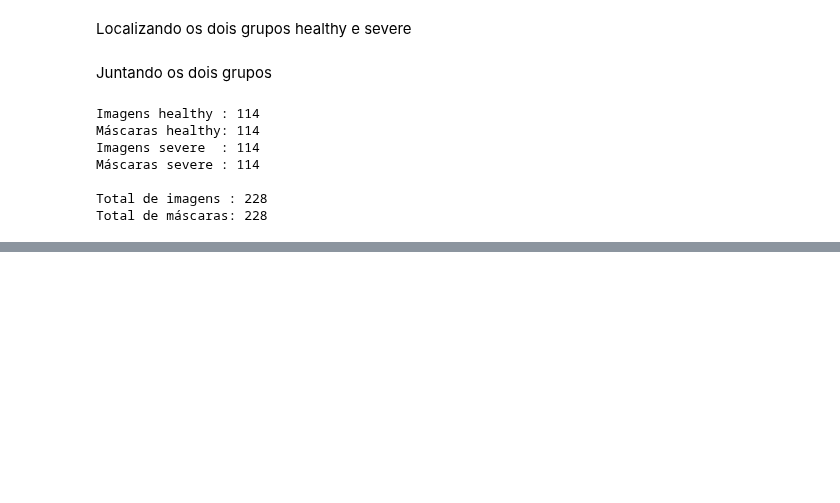
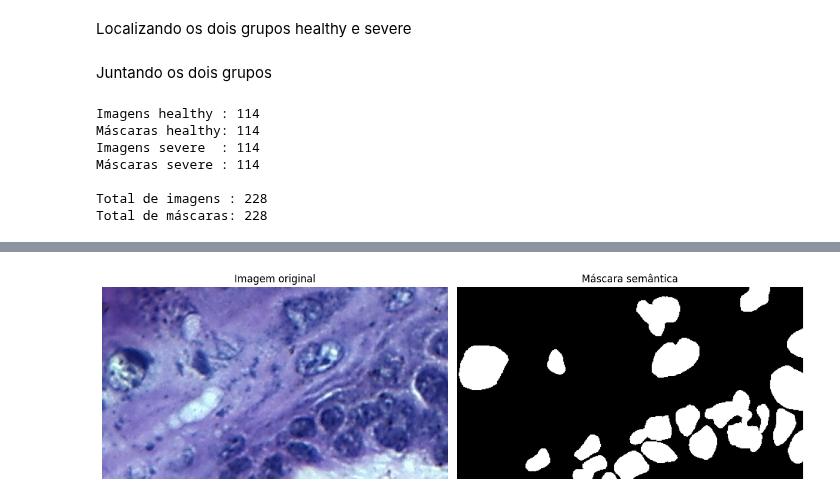
Before and after one commit to Guilherme0202PM/TreinamentoDados, a Jupyter notebook: Semana19/We_19_Implementation_FCN.ipynb, the cells around one changed output, grey strips where cells are left out. Drawn from its saved outputs; the diff is of its cells as text; code cells hidden in the pictures; blank space fills up the shorter version.

Commit message:
Mask and Image

```diff
--- a/Semana19/We_19_Implementation_FCN.ipynb
+++ b/Semana19/We_19_Implementation_FCN.ipynb
@@ -100,0 +123,18 @@ Total de máscaras: 228
+# %%
+indice = 0
+
+imagem = cv2.imread(image_paths[indice])
+imagem = cv2.cvtColor(imagem, cv2.COLOR_BGR2RGB)
+
+mascara = cv2.imread(mask_paths[indice], cv2.IMREAD_GRAYSCALE)
+
+print("Caminho da imagem:", image_paths[indice])
+print("Caminho da máscara:", mask_paths[indice])
+
+print("\nFormato da imagem :", imagem.shape)
+print("Formato da máscara:", mascara.shape)
+
+print("Tipo da imagem :", imagem.dtype)
+print("Tipo da máscara:", mascara.dtype)
+
+print("Valores presentes na máscara:", np.unique(mascara))
@@ -100,0 +150,17 @@ Total de máscaras: 228
+# %%
+plt.figure(figsize=(12, 5))
+
+plt.subplot(1, 2, 1)
+plt.imshow(imagem)
+plt.title("Imagem original")
+plt.axis("off")
+
+plt.subplot(1, 2, 2)
+plt.imshow(mascara, cmap="gray")
+plt.title("Máscara semântica")
+plt.axis("off")
+
+plt.tight_layout()
+plt.show()
+# %% [output]
+[figure, added]
```
Also changed, not shown: parts of 5 cells of this notebook.
